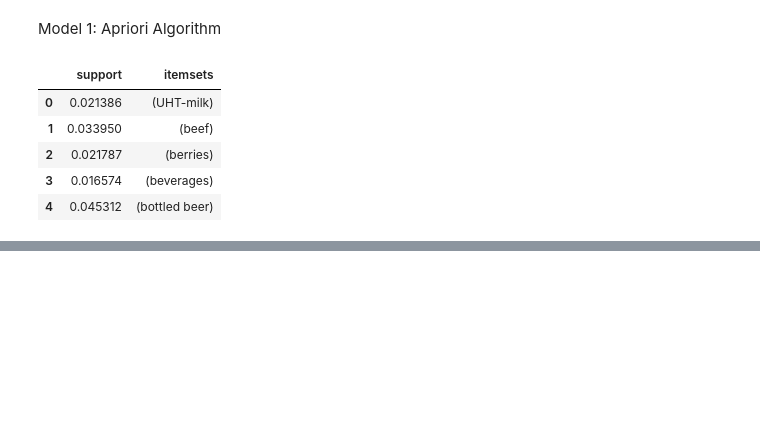
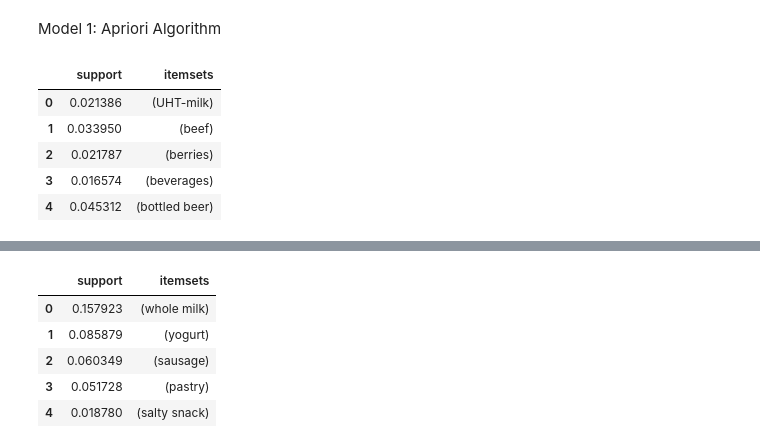
Before and after one commit to Prajkta11222/Market-Basket-Analysis-ML, a Jupyter notebook: MARKET_BASKET_ML(CS23024,CS23031).ipynb, the cells around one changed output, grey strips where cells are left out. Saved outputs shown, nothing was run; the diff lists cells and outputs as text; code cells hidden in the pictures; blank space fills up the shorter version.

```diff
--- a/MARKET_BASKET_ML(CS23024,CS23031).ipynb
+++ b/MARKET_BASKET_ML(CS23024,CS23031).ipynb
@@ -135,0 +139,13 @@ rules.head()
+# %%
+# Step 1: Apply FP-Growth algorithm
+fp_items = fpgrowth(df, min_support=0.01, use_colnames=True)
+# %%
+# Display frequent itemsets
+fp_items.head()
+# %% [output]
+|  | support | itemsets |
+| 0 | 0.157923 | (whole milk) |
+| 1 | 0.085879 | (yogurt) |
+| 2 | 0.060349 | (sausage) |
+| 3 | 0.051728 | (pastry) |
+| 4 | 0.018780 | (salty snack) |
```
Also changed, not shown: parts of 6 cells of this notebook.
